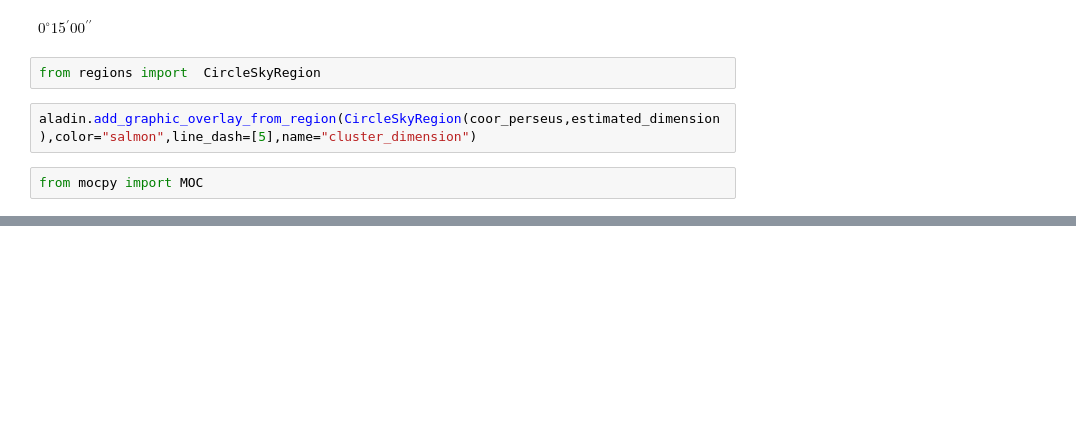
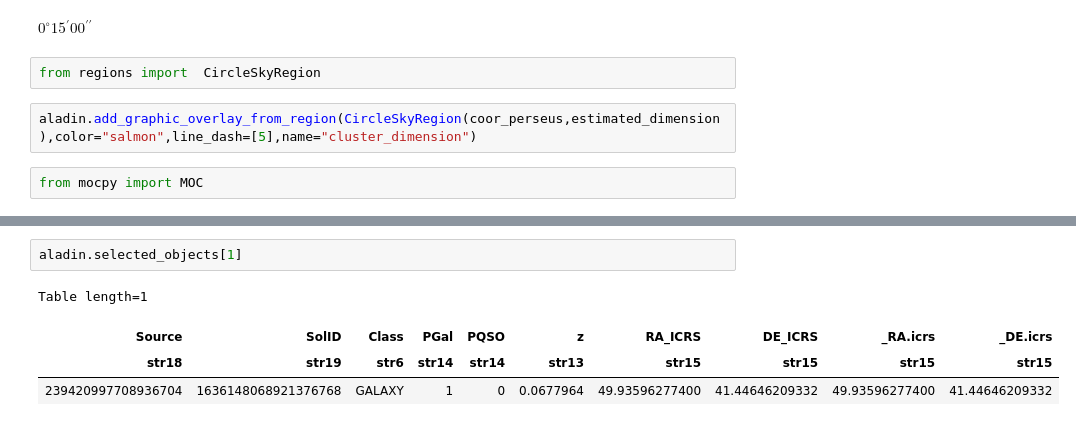
Before and after one commit to sylvielsstfr/CDSTools, a Jupyter notebook: notebooks/Learn_IPYAaladin.ipynb, the cells around one changed output, grey strips where cells are left out. Saved outputs shown, nothing was run; the diff lists cells and outputs as text; blank space fills up the shorter version.

```diff
--- a/notebooks/Learn_IPYAaladin.ipynb
+++ b/notebooks/Learn_IPYAaladin.ipynb
@@ -44,0 +128,7 @@ from mocpy import MOC
+# %%
+aladin.selected_objects[1]
+# %% [output]
+Table length=1
+| Source | SolID | Class | PGal | PQSO | z | RA_ICRS | DE_ICRS | _RA.icrs | _DE.icrs |
+| str18 | str19 | str6 | str14 | str14 | str13 | str15 | str15 | str15 | str15 |
+| 239420997708936704 | 1636148068921376768 | GALAXY | 1 | 0 | 0.0677964 | 49.93596277400 | 41.44646209332 | 49.93596277400 | 41.44646209332 |
```
Also changed, not shown: parts of 19 cells of this notebook.
